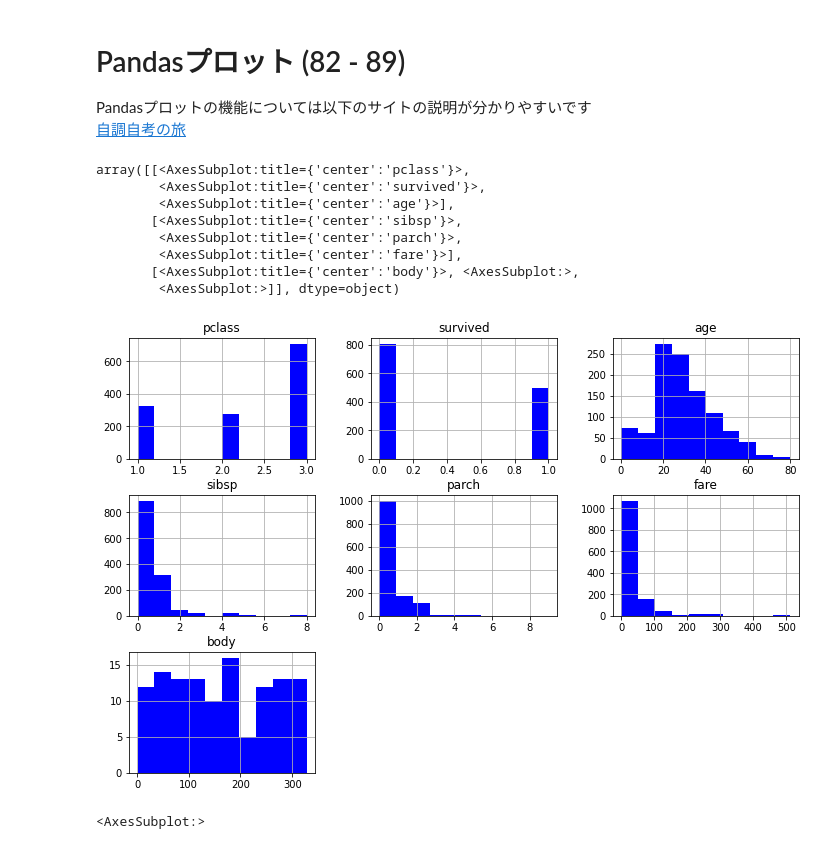
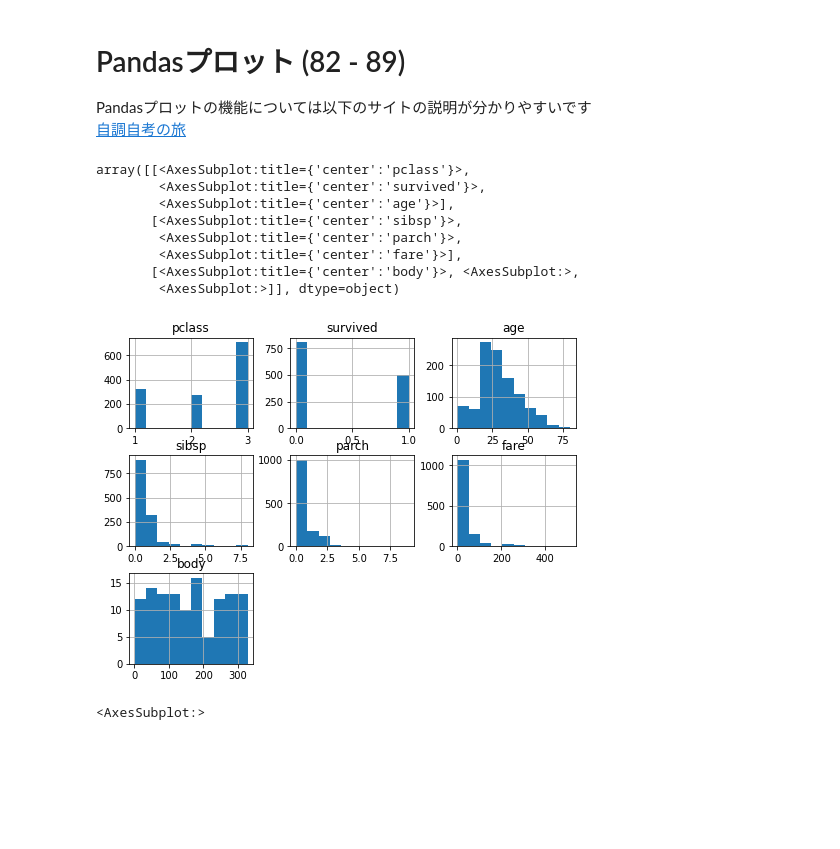
Before and after one commit to T-Sawao/Problem_100, a Jupyter notebook: pandas_100/notebook/01_Pandas_100_Knocks_for_Begginer_v1.0.4.ipynb, the cells around one changed output. Drawn from its saved outputs; the diff is of its cells as text; code cells hidden in the pictures; blank space fills up the shorter version.

```diff
--- a/pandas_100/notebook/01_Pandas_100_Knocks_for_Begginer_v1.0.4.ipynb
+++ b/pandas_100/notebook/01_Pandas_100_Knocks_for_Begginer_v1.0.4.ipynb
@@ -1579,17 +1579,17 @@ Pandasプロットの機能については以下のサイトの説明が分か
 # print(ans[82]) #回答表示
 df = initialize1() #初期化
 # %%
-df.hist(figsize=(12,8), color='b')
+df.hist(figsize=(8,6))
 # %% [output]
 array([[<AxesSubplot:title={'center':'pclass'}>,
         <AxesSubplot:title={'center':'survived'}>,
         <AxesSubplot:title={'center':'age'}>],
        [<AxesSubplot:title={'center':'sibsp'}>,
         <AxesSubplot:title={'center':'parch'}>,
         <AxesSubplot:title={'center':'fare'}>],
        [<AxesSubplot:title={'center':'body'}>, <AxesSubplot:>,
         <AxesSubplot:>]], dtype=object)
-[figure, old version]
+[figure, new version]
 # %%
 # 【83】
 # dfのage列をヒストグラムで表示
```
Also changed, not shown: parts of 45 cells of this notebook, 1 other file.
